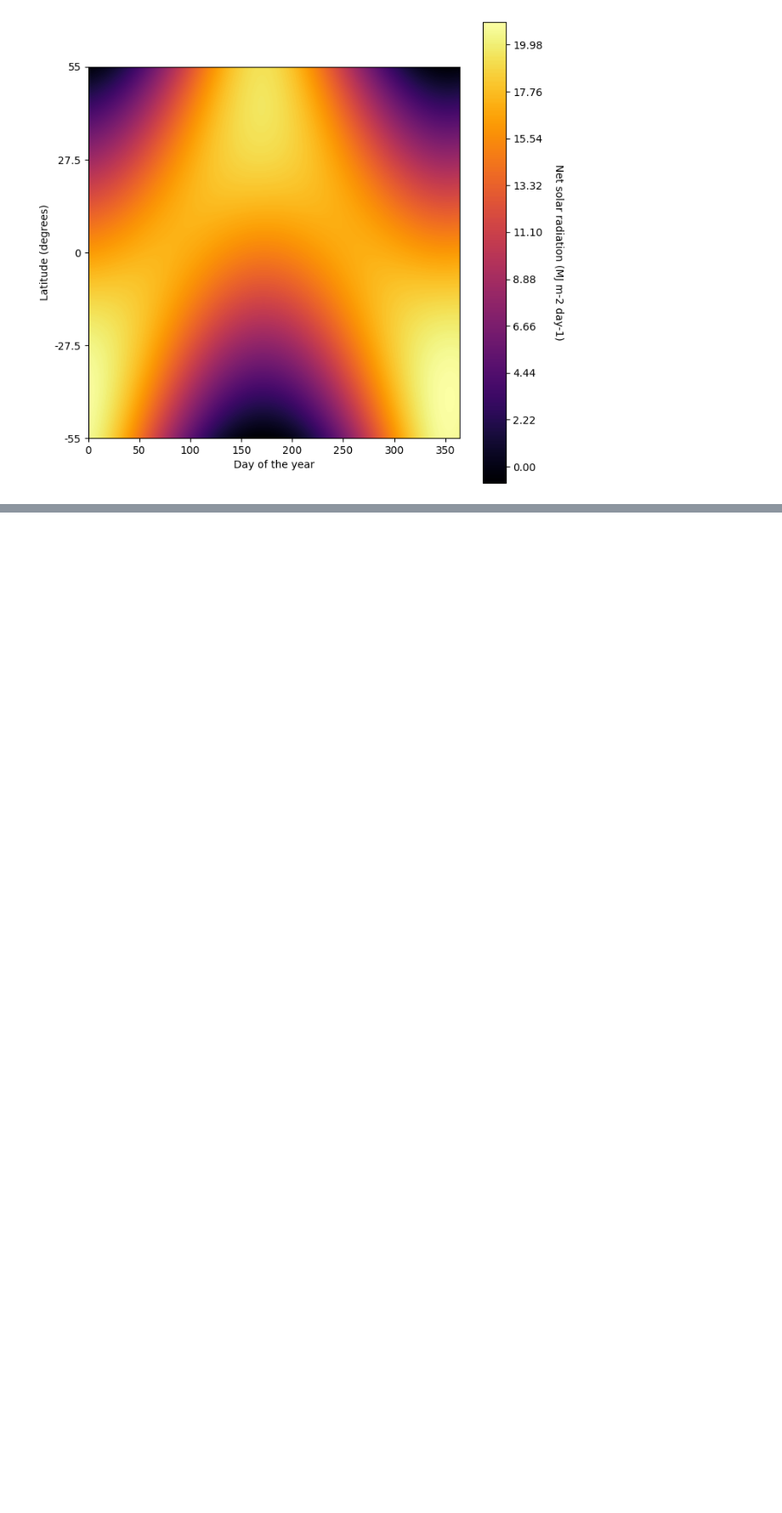
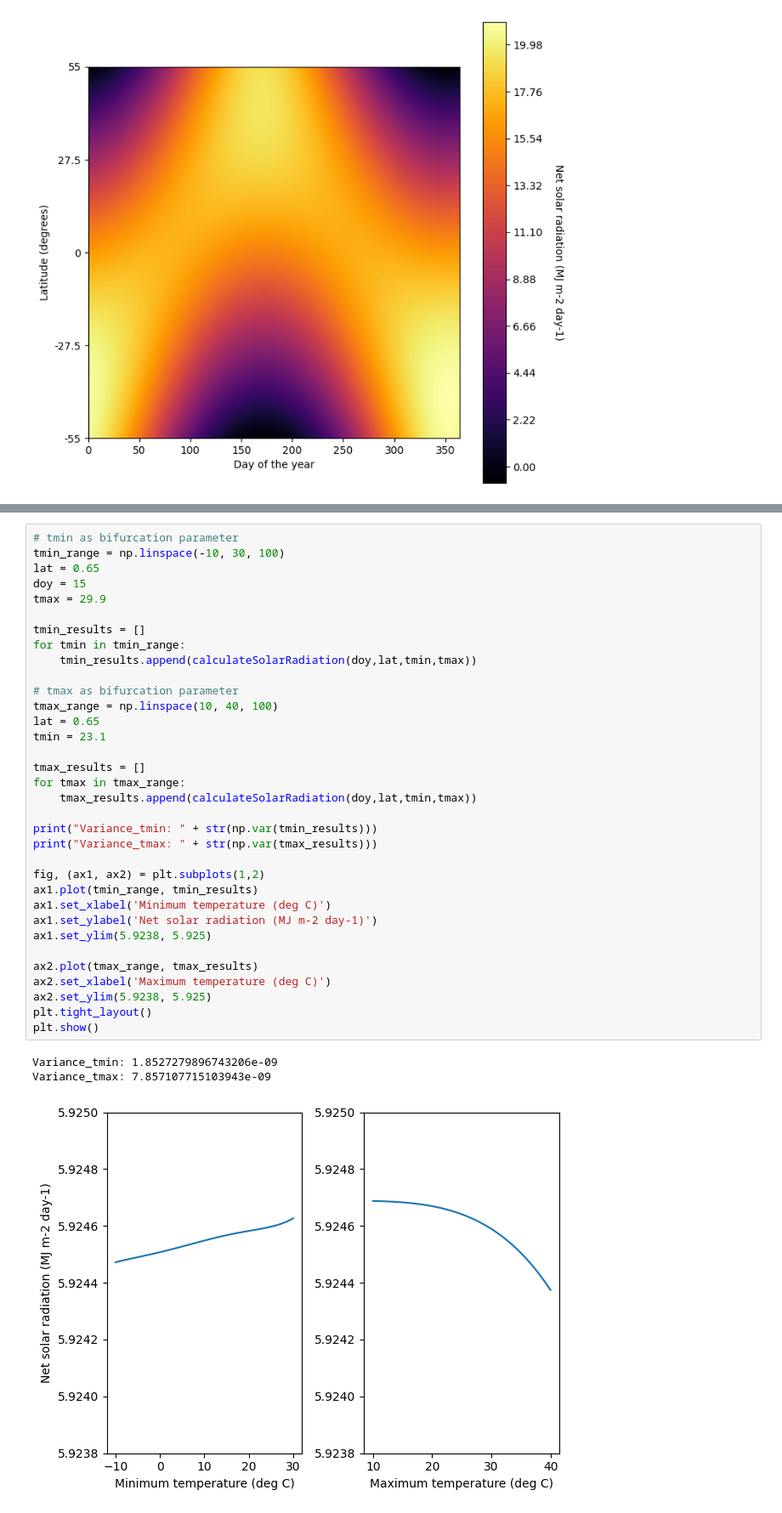
Before and after one commit to pymanga/sensitivity, a Jupyter notebook: ResourceLib/AboveGround/SolarRadiation/radiation_sensitivity.ipynb, the cells around one changed output, grey strips where cells are left out. Shown at 85% size. Drawn from its saved outputs; the diff is of its cells as text; blank space fills up the shorter version.

```diff
--- a/ResourceLib/AboveGround/SolarRadiation/radiation_sensitivity.ipynb
+++ b/ResourceLib/AboveGround/SolarRadiation/radiation_sensitivity.ipynb
@@ -259,0 +242,38 @@ Note the notation of the yaxis. The differences in solar radiation are minimal (
+# %%
+# tmin as bifurcation parameter
+tmin_range = np.linspace(-10, 30, 100)
+lat = 0.65
+doy = 15
+tmax = 29.9
+
+tmin_results = []
+for tmin in tmin_range:
+    tmin_results.append(calculateSolarRadiation(doy,lat,tmin,tmax))
+
+# tmax as bifurcation parameter
+tmax_range = np.linspace(10, 40, 100)
+lat = 0.65
+tmin = 23.1
+
+tmax_results = []
+for tmax in tmax_range:
+    tmax_results.append(calculateSolarRadiation(doy,lat,tmin,tmax))
+
+print("Variance_tmin: " + str(np.var(tmin_results)))
+print("Variance_tmax: " + str(np.var(tmax_results)))
+
+fig, (ax1, ax2) = plt.subplots(1,2)
+ax1.plot(tmin_range, tmin_results)
+ax1.set_xlabel('Minimum temperature (deg C)')
+ax1.set_ylabel('Net solar radiation (MJ m-2 day-1)')
+ax1.set_ylim(5.9238, 5.925)
+
+ax2.plot(tmax_range, tmax_results)
+ax2.set_xlabel('Maximum temperature (deg C)')
+ax2.set_ylim(5.9238, 5.925)
+plt.tight_layout()
+plt.show()
+# %% [output]
+Variance_tmin: 1.8527279896743206e-09
+Variance_tmax: 7.857107715103943e-09
+[figure, added]
```
Also changed, not shown: parts of 19 cells of this notebook.
